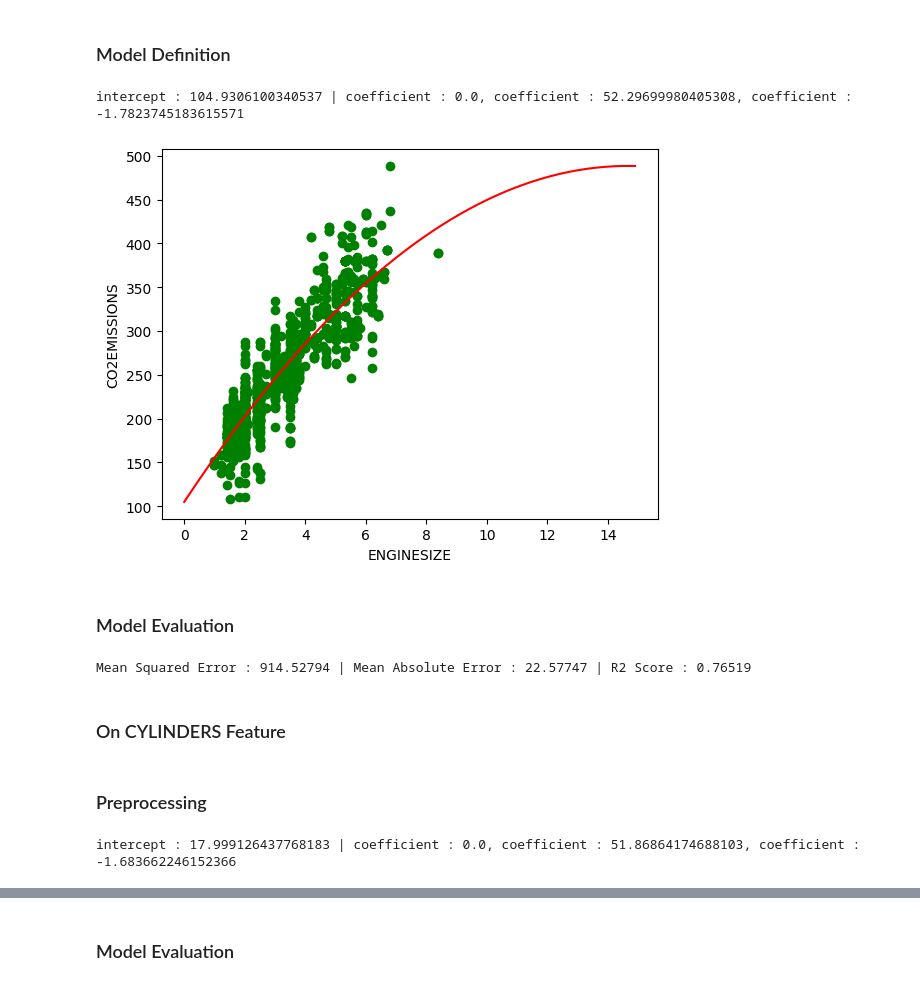
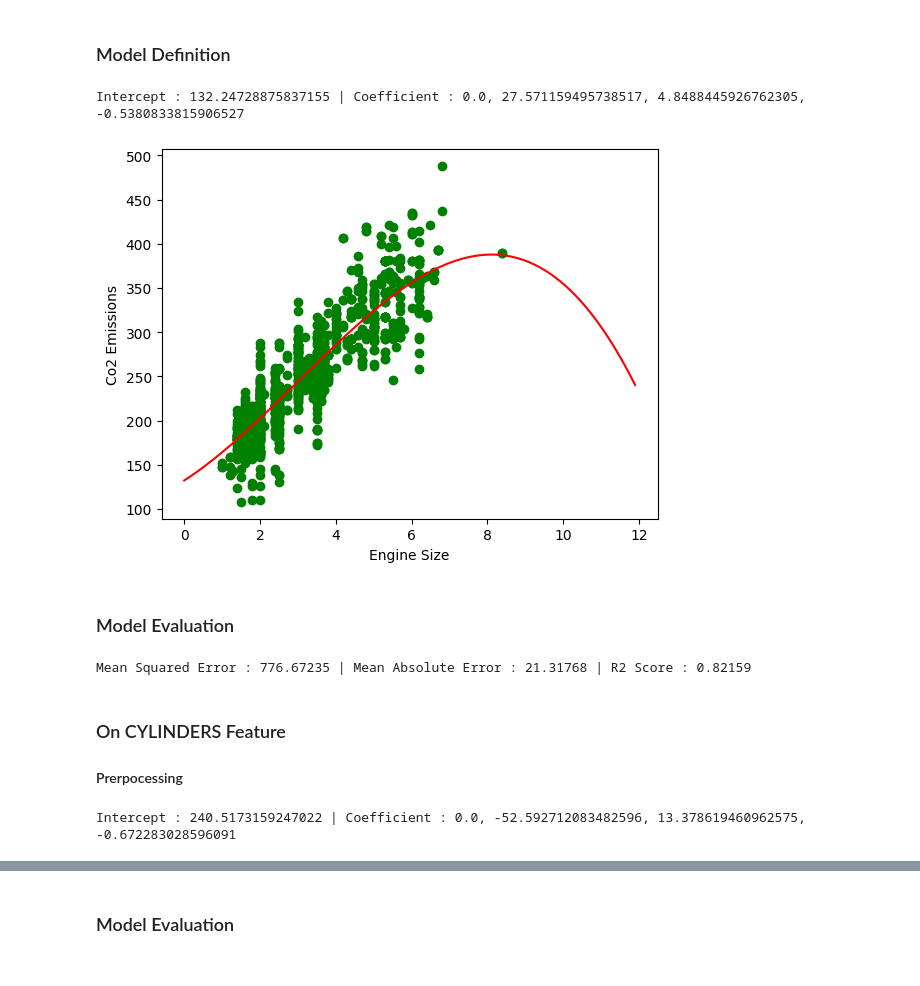
Before and after one commit to fahime9407/Machine-Learning-Path, a Jupyter notebook: regression/practicePoly.ipynb, the cells around one changed output, grey strips where cells are left out. Drawn from its saved outputs; the diff is of its cells as text; code cells hidden in the pictures.

```diff
--- a/regression/practicePoly.ipynb
+++ b/regression/practicePoly.ipynb
@@ -66,8 +65,0 @@ cdf.describe()
-# %%
-cdf = cdf.copy()
-
-mean_co2emission = cdf.groupby("VEHICLECLASS")["CO2EMISSIONS"].mean()
-cdf["VEHICLECLASS_encoded"] = cdf["VEHICLECLASS"].map(mean_co2emission)
-
-cdf.drop("VEHICLECLASS", axis=1, inplace=True)
-cdf.head(3)
@@ -124,4 +104,6 @@ y_train = np.asanyarray(train[["CO2EMISSIONS"]])
 
 x_test = np.asanyarray(test[["ENGINESIZE"]])
 y_test = np.asanyarray(test[["CO2EMISSIONS"]])
+# %%
+poly = PolynomialFeatures(degree=3)
 # %%
@@ -134,35 +115,34 @@ x_test_poly = poly.transform(x_test)
 mymodel = LinearRegression()
 mymodel.fit(x_train_poly, y_train)
 
-print(f"intercept : {mymodel.intercept_[0]} | coefficient : {mymodel.coef_[0][0]}, coefficient : {mymodel.coef_[0][1]}, coefficient : {mymodel.coef_[0][2]}")
+print(f"Intercept : {mymodel.intercept_[0]} | Coefficient : {mymodel.coef_[0][0]}, {mymodel.coef_[0][1]}, {mymodel.coef_[0][2]}, {mymodel.coef_[0][3]}")
 # %% [output]
-intercept : 104.9306100340537 | coefficient : 0.0, coefficient : 52.29699980405308, coefficient : -1.7823745183615571
+Intercept : 132.24728875837155 | Coefficient : 0.0, 27.571159495738517, 4.8488445926762305, -0.5380833815906527
 # %%
 plt.scatter(cdf["ENGINESIZE"], cdf["CO2EMISSIONS"], color="green")
-x = np.arange(0, 15, 0.1)
-y = mymodel.intercept_[0] + mymodel.coef_[0][1] * x + mymodel.coef_[0][2] * np.pow(x, 2)
+x = np.arange(0, 12, 0.1)
+y = mymodel.intercept_[0] + mymodel.coef_[0][1] * x + mymodel.coef_[0][2] * np.pow(x, 2) + mymodel.coef_[0][3] * np.pow(x, 3)
 plt.plot(x, y, color="red")
-plt.xlabel("ENGINESIZE")
-plt.ylabel("CO2EMISSIONS")
+plt.xlabel("ENGINE SIZE".lower().title())
+plt.ylabel("CO2 EMISSIONS".lower().title())
 plt.show()
 # %% [output]
-[figure, old version]
+[figure, new version]
 # %% [markdown]
 ### Model Evaluation
 # %%
-y_test_pred = mymodel.predict(x_test_poly)
+y_pred = mymodel.predict(x_test_poly)
 
-mse = np.mean((y_test - y_test_pred) ** 2)
-mae = np.mean(np.absolute(y_test - y_test_pred))
-r2 = r2_score(y_test, y_test_pred)
+mse = np.mean((y_test - y_pred) ** 2)
+mae = np.mean(np.absolute(y_test - y_pred))
+r2 = r2_score(y_test, y_pred)
 
-print(f"mean squared error : {mse:.5f} | mean absolute error : {mae:.5f} | r2 score : {r2:.5f}".title().title())
+print(f"mean squared error : {mse:.5f} | mean absolute error : {mae:.5f} | r2 score : {r2:.5f}".title())
 # %% [output]
-Mean Squared Error : 914.52794 | Mean Absolute Error : 22.57747 | R2 Score : 0.76519
+Mean Squared Error : 776.67235 | Mean Absolute Error : 21.31768 | R2 Score : 0.82159
 # %% [markdown]
 ### On CYLINDERS Feature
+#### Prerpocessing
-# %% [markdown]
-### Preprocessing
 # %%
 x_train = np.asanyarray(train[["CYLINDERS"]])
 y_train = np.asanyarray(train[["CO2EMISSIONS"]])
@@ -173,11 +153,11 @@ y_test = np.asanyarray(test[["CO2EMISSIONS"]])
 x_train_poly = poly.fit_transform(x_train)
 x_test_poly = poly.transform(x_test)
 # %%
-model = LinearRegression()
-model.fit(x_train_poly, y_train)
+mymodel = LinearRegression()
+mymodel.fit(x_train_poly, y_train)
 
-print(f"intercept : {model.intercept_[0]} | coefficient : {model.coef_[0][0]}, coefficient : {model.coef_[0][1]}, coefficient : {model.coef_[0][2]}")
+print(f"Intercept : {mymodel.intercept_[0]} | Coefficient : {mymodel.coef_[0][0]}, {mymodel.coef_[0][1]}, {mymodel.coef_[0][2]}, {mymodel.coef_[0][3]}")
 # %% [output]
-intercept : 17.999126437768183 | coefficient : 0.0, coefficient : 51.86864174688103, coefficient : -1.683662246152366
+Intercept : 240.5173159247022 | Coefficient : 0.0, -52.592712083482596, 13.378619460962575, -0.672283028596091
 # %%
 plt.scatter(cdf["CYLINDERS"], cdf["CO2EMISSIONS"], color="green")
```
Also changed, not shown: parts of 20 cells of this notebook.
